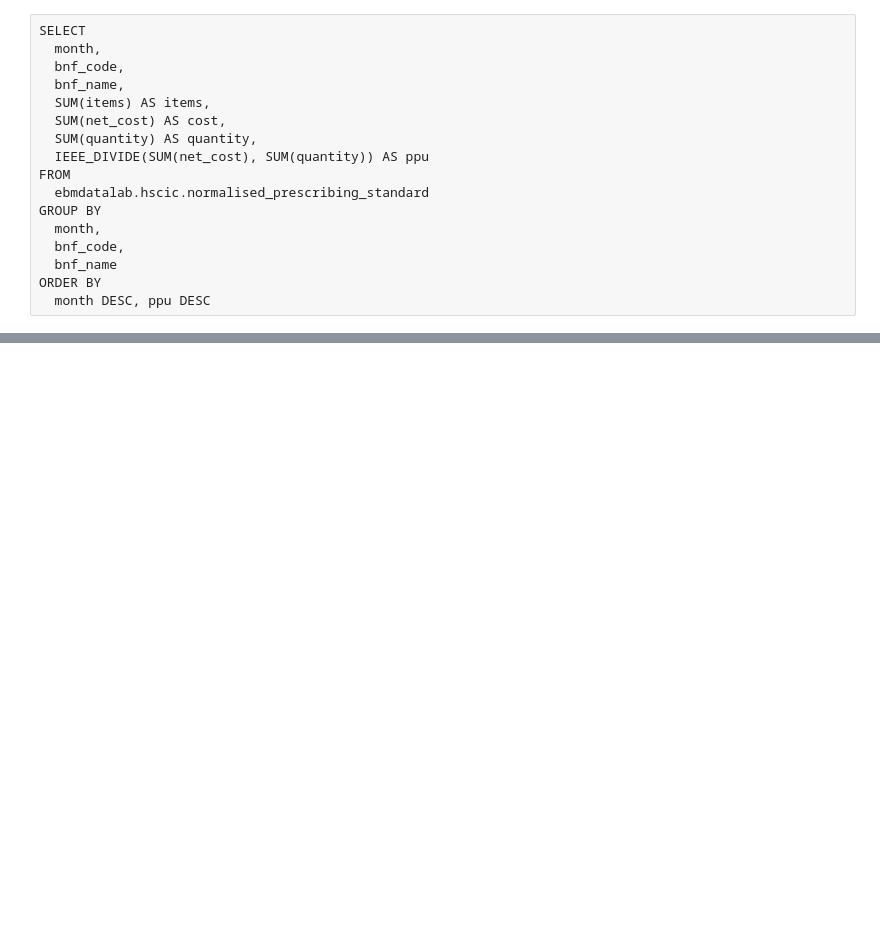
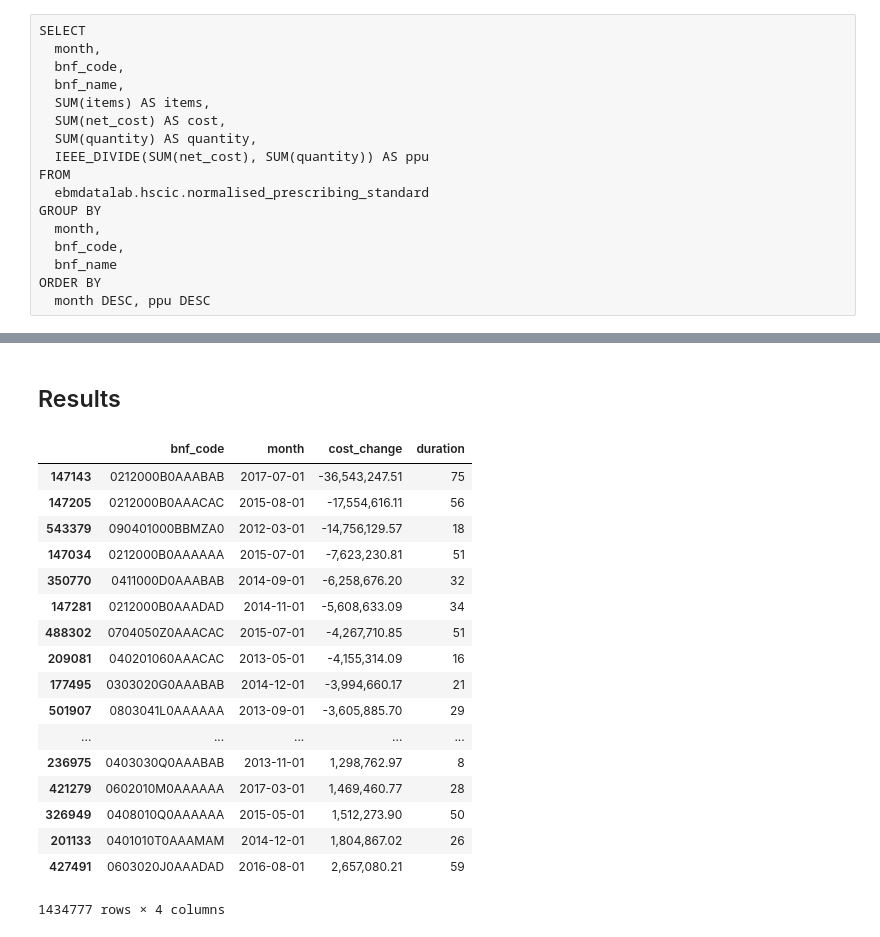
Before and after one commit to ebmdatalab/outlier-detection, a Jupyter notebook: ppu_change_detection/PPU_change_detecting.ipynb, the cells around one changed output, grey strips where cells are left out. Saved outputs shown, nothing was run; the diff lists cells and outputs as text; code cells hidden in the pictures; blank space fills up the shorter version.

```diff
--- a/ppu_change_detection/PPU_change_detecting.ipynb
+++ b/ppu_change_detection/PPU_change_detecting.ipynb
@@ -87,0 +63,7 @@ df.describe()
+# %%
+quantity = ppu[['bnf_code','month','quantity']]
+quantity = quantity.sort_values(['bnf_code','month'])
+quantity = quantity.set_index(['bnf_code', 'month'])
+quantity = quantity.unstack()
+quantity.columns = range(quantity.shape[1])
+quantity.head(3)
@@ -218,18 +167,17 @@ plt.show()
 # %%
 change_from = reference_value.copy()
 change = pd.DataFrame(index=df.index)
-change[0] = np.nan
+change[0] = 0.0
+change_proportion = pd.DataFrame(index=df.index)
+change_proportion[0] = 0.0
+duration = pd.DataFrame(index=df.index)
+duration[0] = 0
 
 for i in range(1,df.shape[1]):
-    #change_from[i].loc[(smax[i]!=0)] = reference_value[i-1]
-    if i < df.shape[1] -1:
-        change[i] = reference_value[i+1] - change_from[i]
-'''
-    if smax[i]==0:
-        change_from[i] = reference_value[i]
-    else:
-        change_from[i] = reference_value[i-1]
-'''
-change_from.loc['0407010H0AAAAAA']
-#change.loc['0407010H0AAAAAA']
-#if smax!=0 copy reference_value from previous month
+    change_from[i].loc[(smax[i]!=0) | (smin[i]!=0)] = change_from[i-1]
+
+    change[i] = (change_from[i] * quantity[i]) - (change_from[i-1] * quantity[i])
+    change_proportion[i] = (change_from[i] - change_from[i-1]) /change_from[i-1]
+
+    duration[i] = 0
+    duration[i].loc[(smax[i-1]!=0) | (smin[i-1]!=0)] = duration[i-1] +1
@@ -348,0 +184,34 @@ change.describe()
+# %% [markdown]
+## Results
+# %%
+change.columns = dates
+duration.columns = dates
+
+output = change.stack().reset_index()
+output = output.merge(duration.stack().reset_index(),
+                                            how='inner',
+                                            on=['bnf_code','month'])
+output.columns = ['bnf_code','month','cost_change','duration']
+
+pd.options.display.float_format = '{:,.2f}'.format
+output.loc[output['duration']<5].sort_values(by='cost_change')
+output.sort_values(by='cost_change')
+# %% [output]
+|  | bnf_code | month | cost_change | duration |
+| 147143 | 0212000B0AAABAB | 2017-07-01 | -36,543,247.51 | 75 |
+| 147205 | 0212000B0AAACAC | 2015-08-01 | -17,554,616.11 | 56 |
+| 543379 | 090401000BBMZA0 | 2012-03-01 | -14,756,129.57 | 18 |
+| 147034 | 0212000B0AAAAAA | 2015-07-01 | -7,623,230.81 | 51 |
+| 350770 | 0411000D0AAABAB | 2014-09-01 | -6,258,676.20 | 32 |
+| 147281 | 0212000B0AAADAD | 2014-11-01 | -5,608,633.09 | 34 |
+| 488302 | 0704050Z0AAACAC | 2015-07-01 | -4,267,710.85 | 51 |
+| 209081 | 040201060AAACAC | 2013-05-01 | -4,155,314.09 | 16 |
+| 177495 | 0303020G0AAABAB | 2014-12-01 | -3,994,660.17 | 21 |
+| 501907 | 0803041L0AAAAAA | 2013-09-01 | -3,605,885.70 | 29 |
+| ... | ... | ... | ... | ... |
+| 236975 | 0403030Q0AAABAB | 2013-11-01 | 1,298,762.97 | 8 |
+| 421279 | 0602010M0AAAAAA | 2017-03-01 | 1,469,460.77 | 28 |
+| 326949 | 0408010Q0AAAAAA | 2015-05-01 | 1,512,273.90 | 50 |
+| 201133 | 0401010T0AAAMAM | 2014-12-01 | 1,804,867.02 | 26 |
+| 427491 | 0603020J0AAADAD | 2016-08-01 | 2,657,080.21 | 59 |
+1434777 rows × 4 columns
```
Also changed, not shown: parts of 19 cells of this notebook.
